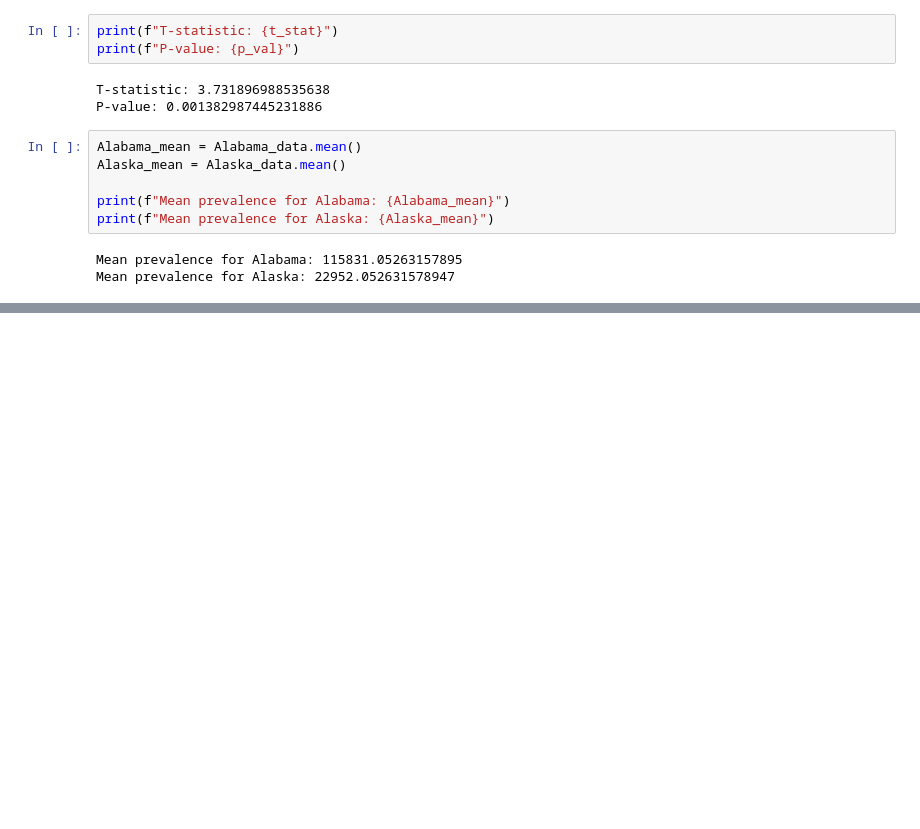
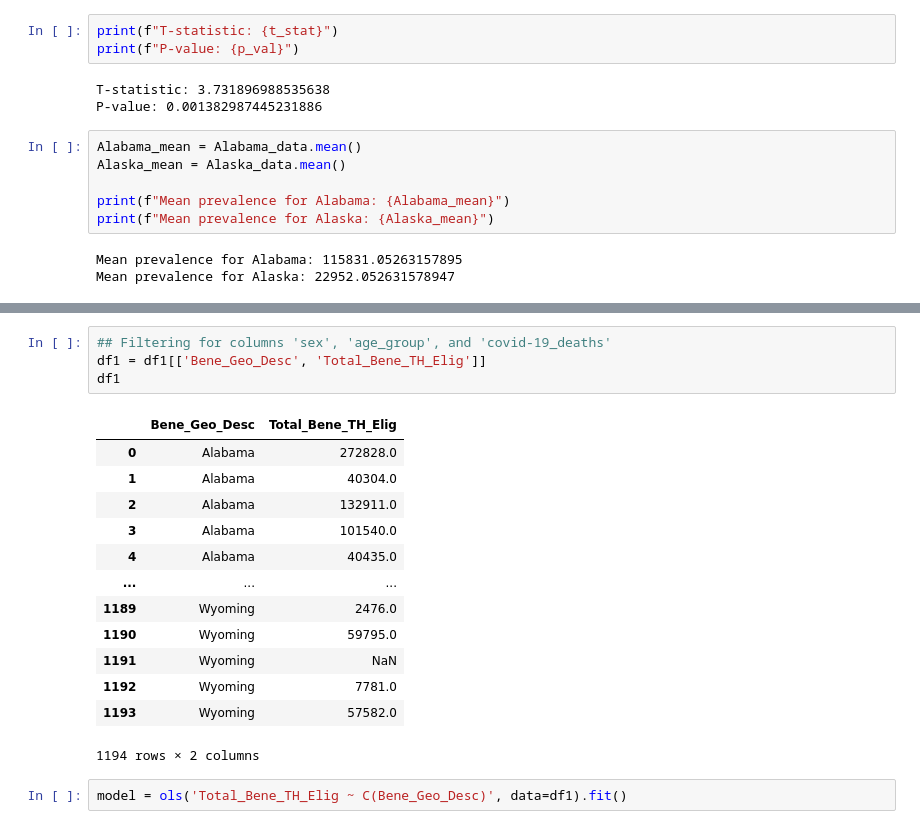
Before and after one commit to EugeneHsiung/datasci_5_statistics, a Jupyter notebook: datasci_5_statistics.ipynb, the cells around one changed output, grey strips where cells are left out. Cells and saved outputs as stored; diff of their text form; blank space fills up the shorter version.

```diff
--- a/datasci_5_statistics.ipynb
+++ b/datasci_5_statistics.ipynb
@@ -146,0 +164,20 @@ Mean prevalence for Alaska: 22952.052631578947
+# %%
+## Filtering for columns 'sex', 'age_group', and 'covid-19_deaths'
+df1 = df1[['Bene_Geo_Desc', 'Total_Bene_TH_Elig']]
+df1
+# %% [output]
+|  | Bene_Geo_Desc | Total_Bene_TH_Elig |
+| 0 | Alabama | 272828.0 |
+| 1 | Alabama | 40304.0 |
+| 2 | Alabama | 132911.0 |
+| 3 | Alabama | 101540.0 |
+| 4 | Alabama | 40435.0 |
+| ... | ... | ... |
+| 1189 | Wyoming | 2476.0 |
+| 1190 | Wyoming | 59795.0 |
+| 1191 | Wyoming | NaN |
+| 1192 | Wyoming | 7781.0 |
+| 1193 | Wyoming | 57582.0 |
+1194 rows × 2 columns
+# %%
+model = ols('Total_Bene_TH_Elig ~ C(Bene_Geo_Desc)', data=df1).fit()
```
Also changed, not shown: parts of 16 cells of this notebook.
